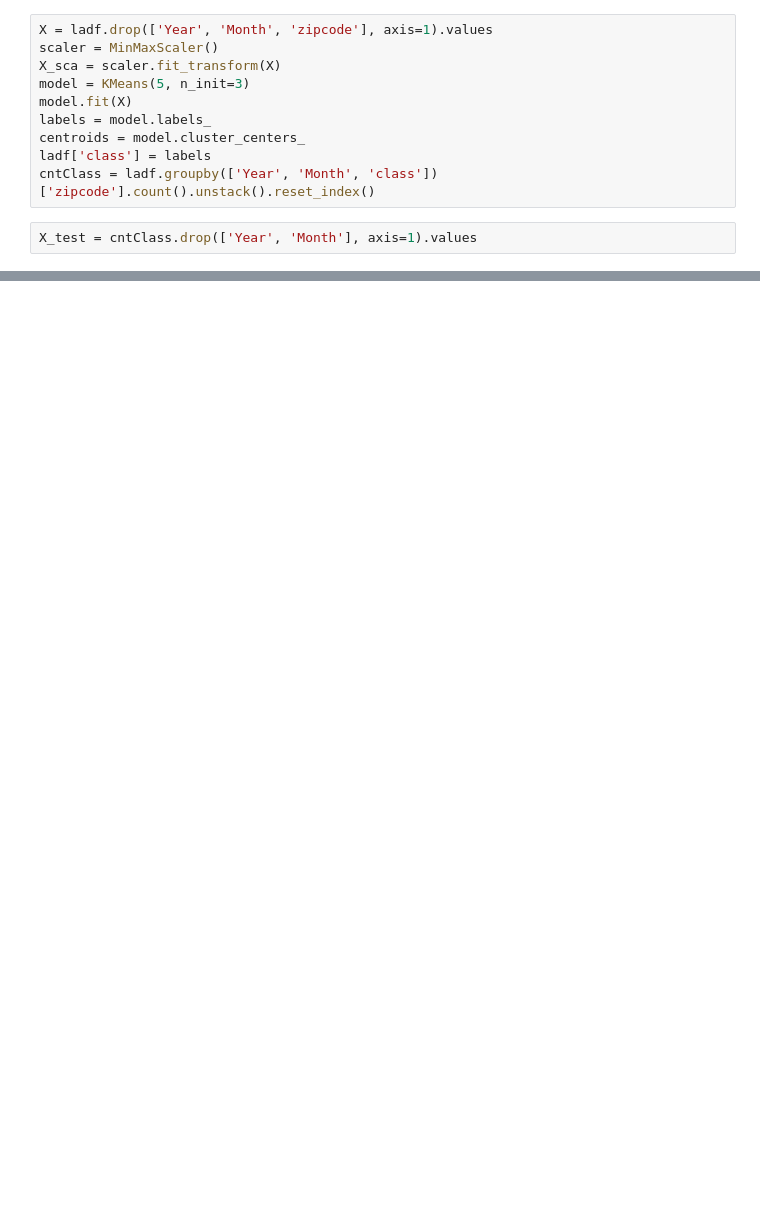
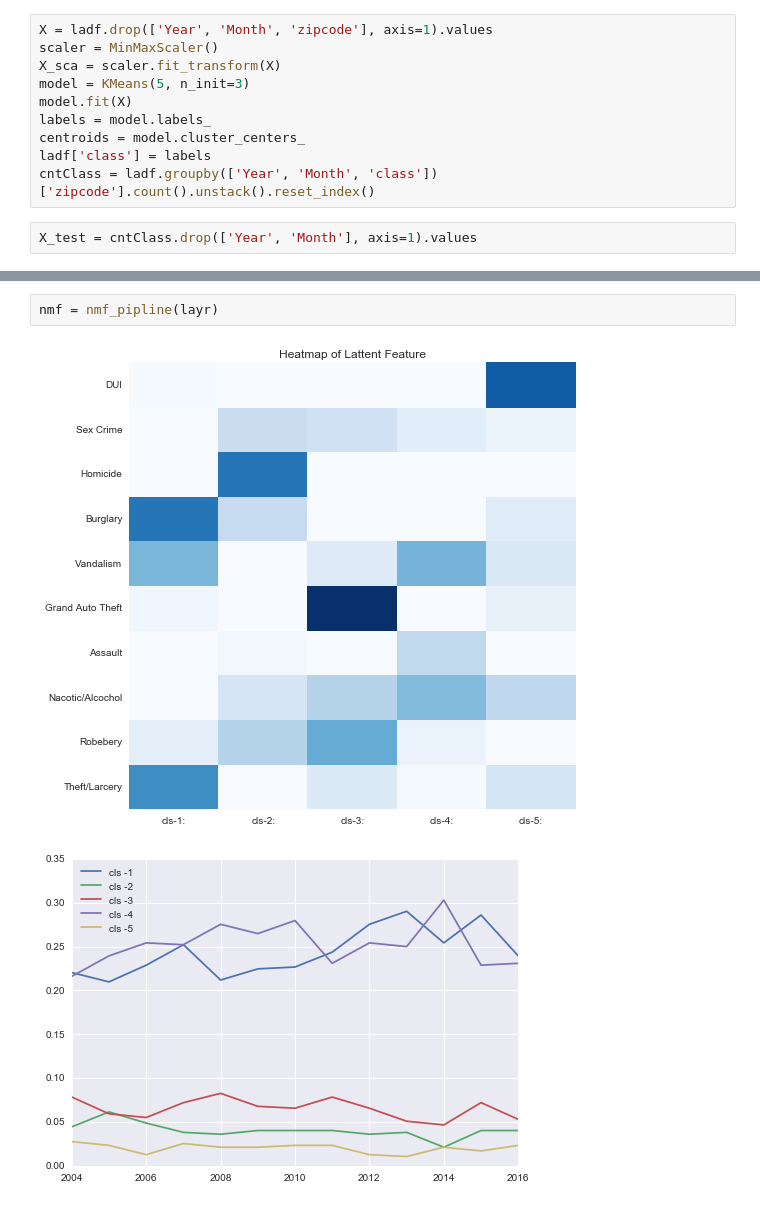
Before and after one commit to livenb/crime_prediction, a Jupyter notebook: compare_city.ipynb, the cells around one changed output, grey strips where cells are left out. Cells and saved outputs as stored; diff of their text form; blank space fills up the shorter version.

```diff
--- a/compare_city.ipynb
+++ b/compare_city.ipynb
@@ -26,0 +129,5 @@ plt.show()
+# %%
+nmf = nmf_pipline(layr)
+# %% [output]
+[figure, added]
+[figure, added]
```
Also changed, not shown: parts of 20 cells of this notebook, 1 other file.
